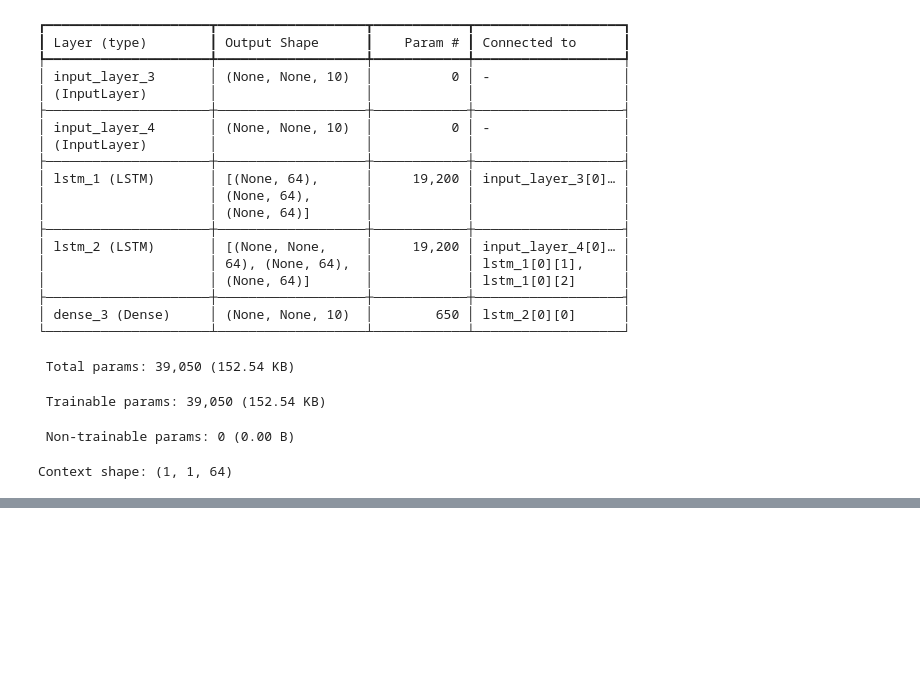
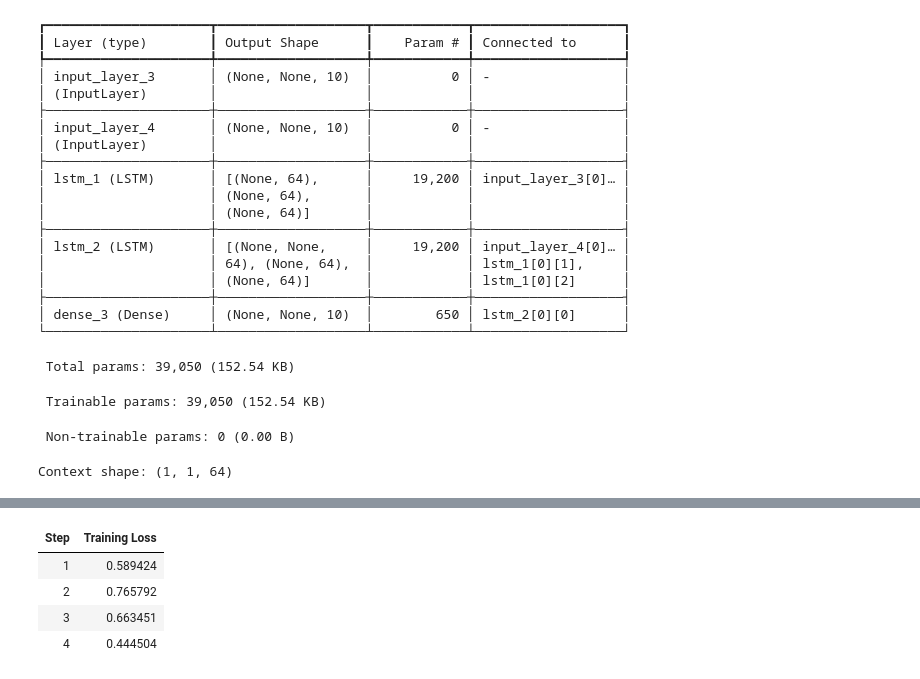
Before and after one commit to bhavanaramakrishna6/dl-practice, a Jupyter notebook: DL_Lab.ipynb, the cells around one changed output, grey strips where cells are left out. Saved outputs shown, nothing was run; the diff lists cells and outputs as text; code cells hidden in the pictures; blank space fills up the shorter version.

```diff
--- a/DL_Lab.ipynb
+++ b/DL_Lab.ipynb
@@ -4912,0 +5155,79 @@ Context shape: (1, 1, 64)
+# %%
+# BERT Fine-Tuning for Text Classification
+
+from transformers import BertTokenizer, BertForSequenceClassification
+from transformers import Trainer, TrainingArguments
+import torch
+
+# Sample dataset
+texts = [
+    "I love this product",
+    "This is terrible",
+    "Amazing experience",
+    "Worst purchase ever"
+]
+
+labels = [1, 0, 1, 0]  # 1 = Positive, 0 = Negative
+
+# Load tokenizer
+tokenizer = BertTokenizer.from_pretrained('bert-base-uncased')
+
+# Tokenize
+encodings = tokenizer(texts, truncation=True, padding=True)
+
+# Dataset class
+class Dataset(torch.utils.data.Dataset):
+    def __init__(self, encodings, labels):
+        self.encodings = encodings
+        self.labels = labels
+
+    def __getitem__(self, idx):
+        item = {key: torch.tensor(val[idx]) for key, val in self.encodings.items()}
+        item["labels"] = torch.tensor(self.labels[idx])
+        return item
+
+    def __len__(self):
+        return len(self.labels)
+
+dataset = Dataset(encodings, labels)
+
+# Load model
+model = BertForSequenceClassification.from_pretrained('bert-base-uncased', num_labels=2)
+
+# Training arguments
+training_args = TrainingArguments(
+    output_dir='./results',
+    num_train_epochs=2,
+    per_device_train_batch_size=2,
+    logging_dir='./logs',
+    logging_steps=1
+)
+
+# Trainer
+trainer = Trainer(
+    model=model,
+    args=training_args,
+    train_dataset=dataset
+)
+
+# Train
+trainer.train()
+
+# Test prediction
+device = torch.device("cuda" if torch.cuda.is_available() else "cpu")
+
+# Move model to device
+model.to(device)
+
+# Test prediction
+inputs = tokenizer("I really enjoyed this", return_tensors="pt")
+
+# Move inputs to same device
+inputs = {key: val.to(device) for key, val in inputs.items()}
+
+# Forward pass
+outputs = model(**inputs)
+
+pred = torch.argmax(outputs.logits, dim=1).item()
+print("Prediction:", "Positive" if pred == 1 else "Negative")
+# %% [output]
@@ -4912,0 +5252,5 @@ Context shape: (1, 1, 64)
+| Step | Training Loss |
+| 1 | 0.589424 |
+| 2 | 0.765792 |
+| 3 | 0.663451 |
+| 4 | 0.444504 |
```
Also changed, not shown: parts of 9 cells of this notebook.
